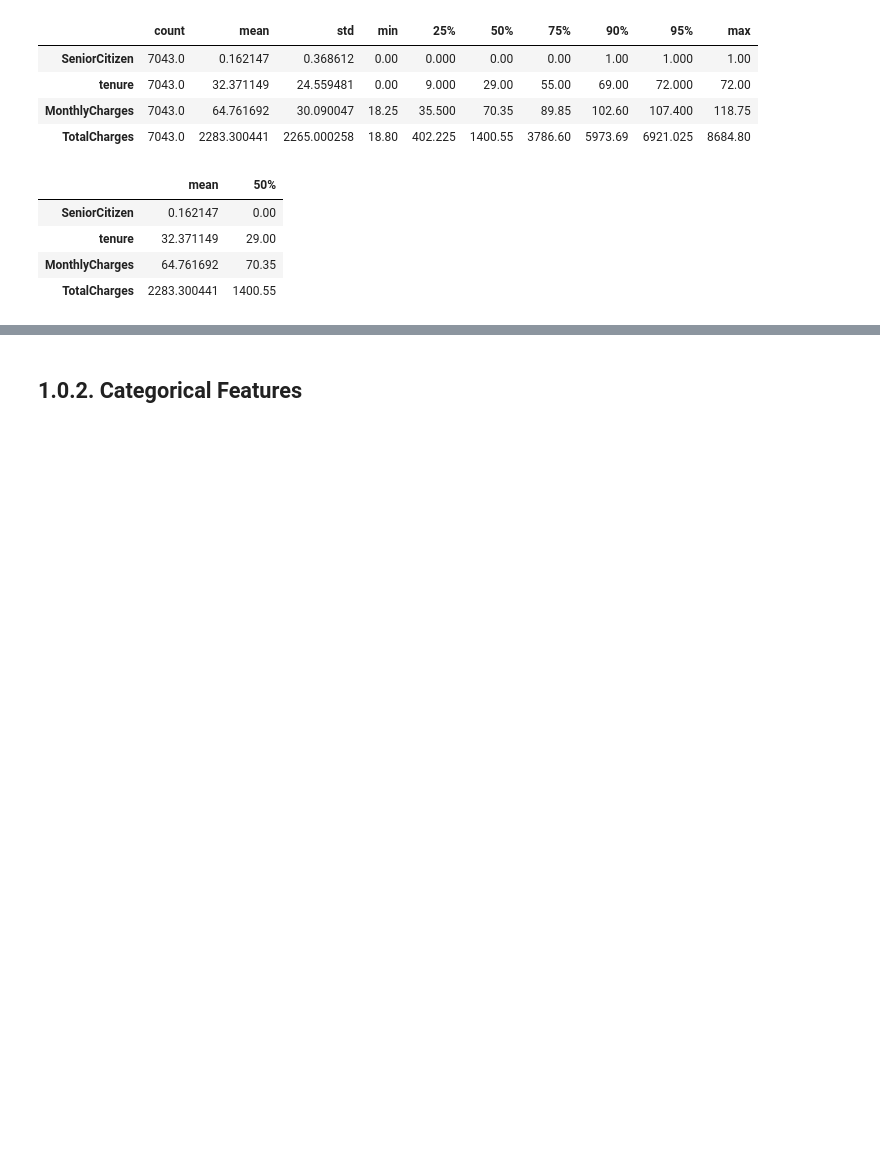
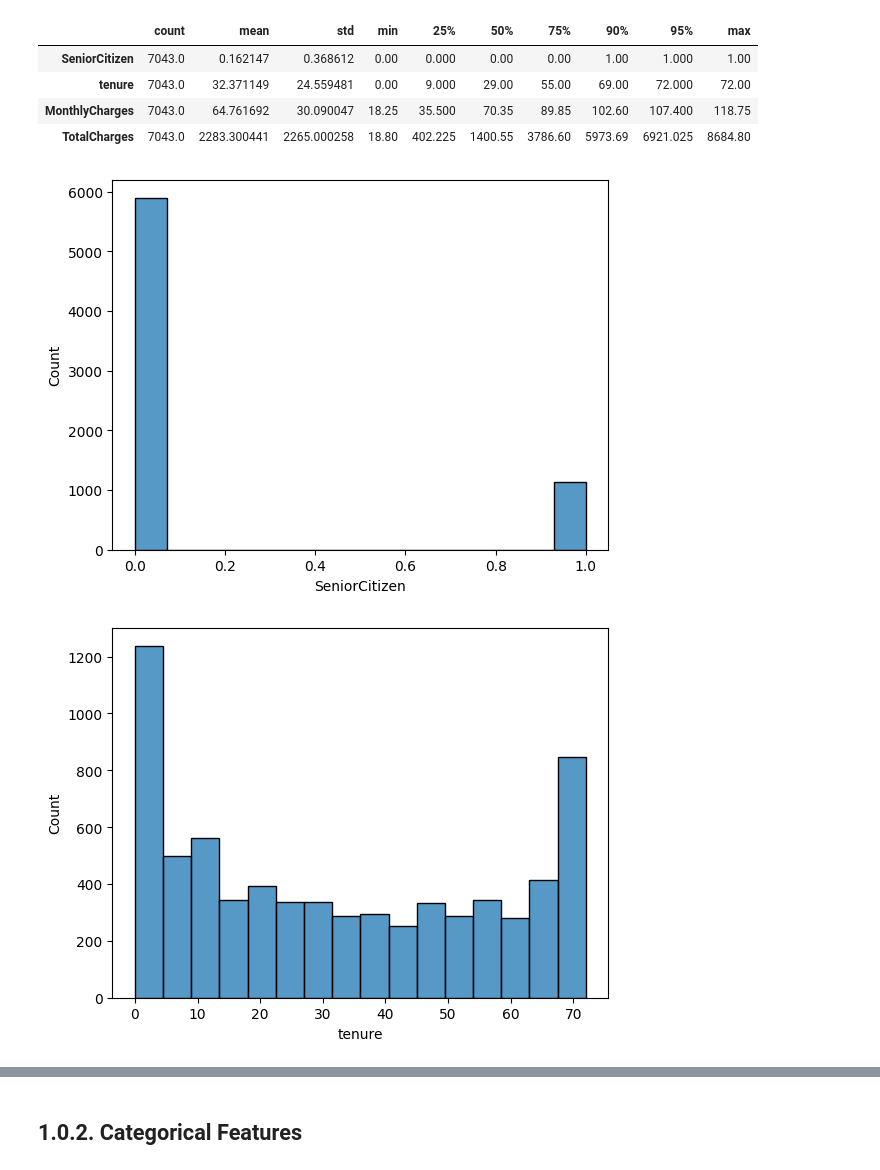
Before and after one commit to sabirinID/Telecom-Churn-Analysis, a Jupyter notebook: Notebooks/Telecom_Churn_Analysis.ipynb, the cells around one changed output, grey strips where cells are left out. Cells and saved outputs as stored; diff of their text form; code cells hidden in the pictures; blank space fills up the shorter version.

```diff
--- a/Notebooks/Telecom_Churn_Analysis.ipynb
+++ b/Notebooks/Telecom_Churn_Analysis.ipynb
@@ -25,7 +25,8 @@ pd.set_option('display.max_rows', None)
 - Dataset source description (Github repository managed by IBM): https://github.com/IBM/telco-customer-churn-on-icp4d
 # %%
 # Read data
-data = pd.read_csv('https://raw.githubusercontent.com/IBM/telco-customer-churn-on-icp4d/master/data/Telco-Customer-Churn.csv')
+link = 'https://raw.githubusercontent.com/IBM/telco-customer-churn-on-icp4d/master/data/Telco-Customer-Churn.csv'
+data = pd.read_csv(link)
 
 # Check the sample
 data.sample(n=5, random_state=100)
@@ -248,6 +252,9 @@ Index(['gender', 'SeniorCitizen', 'Partner', 'Dependents', 'tenure',
 # %%
 num = data.select_dtypes(exclude = ['object'])
 cat = data.select_dtypes(include = ['object'])
+# %%
+num_cols = data.select_dtypes(['int64','float64']).columns
+cat_cols = data.select_dtypes('object').columns
 # %% [markdown]
 ## 1.0.1. Numerical Features
 # %%
@@ -262,11 +269,10 @@ num.describe(percentiles = [0.25, 0.5, 0.75, 0.9, 0.95]).T
 | tenure | 7043.0 | 32.371149 | 24.559481 | 0.00 | 9.000 | 29.00 | 55.00 | 69.00 | 72.000 | 72.00 |
 | MonthlyCharges | 7043.0 | 64.761692 | 30.090047 | 18.25 | 35.500 | 70.35 | 89.85 | 102.60 | 107.400 | 118.75 |
 | TotalCharges | 7043.0 | 2283.300441 | 2265.000258 | 18.80 | 402.225 | 1400.55 | 3786.60 | 5973.69 | 6921.025 | 8684.80 |
-# %%
-num.describe().loc[['mean', '50%']].T
-# %% [output]
-|  | mean | 50% |
-| SeniorCitizen | 0.162147 | 0.00 |
-| tenure | 32.371149 | 29.00 |
-| MonthlyCharges | 64.761692 | 70.35 |
-| TotalCharges | 2283.300441 | 1400.55 |
+# %%
+for i in num_cols:
+  sns.histplot(data[i], kde=False)
+  plt.show()
+# %% [output]
+[figure, added]
+[figure, added]
```
Also changed, not shown: parts of 16 cells of this notebook.
